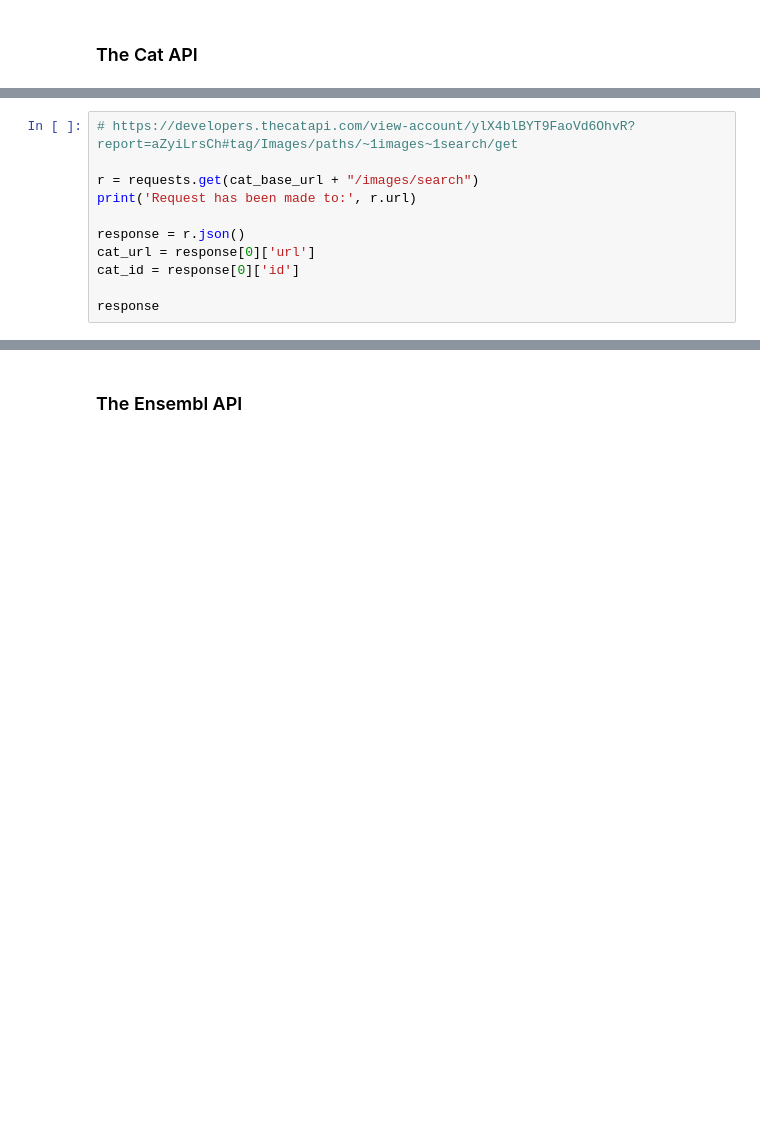
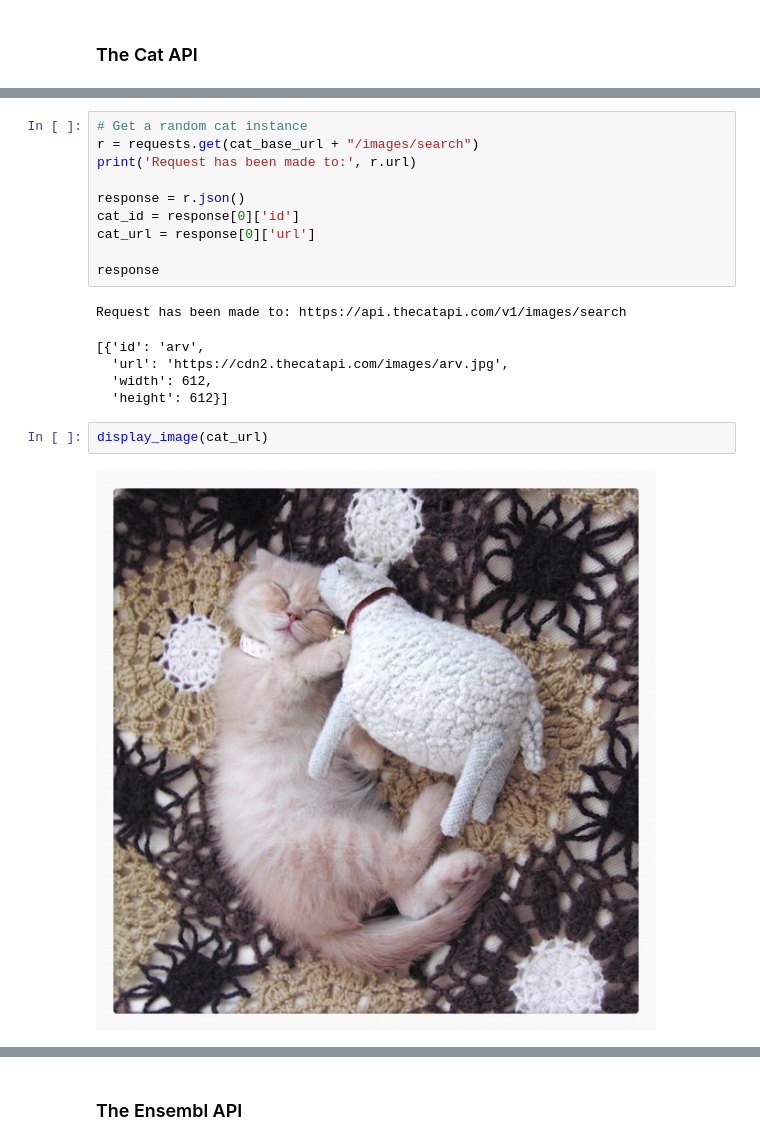
Before and after one commit to MRCIEU/python_and_health_ds_training, a Jupyter notebook: day-2/5-api.ipynb, the cells around one changed output, grey strips where cells are left out. Saved outputs shown, nothing was run; the diff lists cells and outputs as text; blank space fills up the shorter version.

```diff
--- a/day-2/5-api.ipynb
+++ b/day-2/5-api.ipynb
@@ -26,12 +41,21 @@ def display_image(url):
 # %%
-# https://developers.thecatapi.com/view-account/ylX4blBYT9FaoVd6OhvR?report=aZyiLrsCh#tag/Images/paths/~1images~1search/get
-
+# Get a random cat instance
 r = requests.get(cat_base_url + "/images/search")
 print('Request has been made to:', r.url)
 
 response = r.json()
+cat_id = response[0]['id']
 cat_url = response[0]['url']
-cat_id = response[0]['id']
 
 response
+# %% [output]
+Request has been made to: https://api.thecatapi.com/v1/images/search
+[{'id': 'arv',
+  'url': 'https://cdn2.thecatapi.com/images/arv.jpg',
+  'width': 612,
+  'height': 612}]
+# %%
+display_image(cat_url)
+# %% [output]
+[figure, added]
 # %%
```
Also changed, not shown: parts of 12 cells of this notebook.
